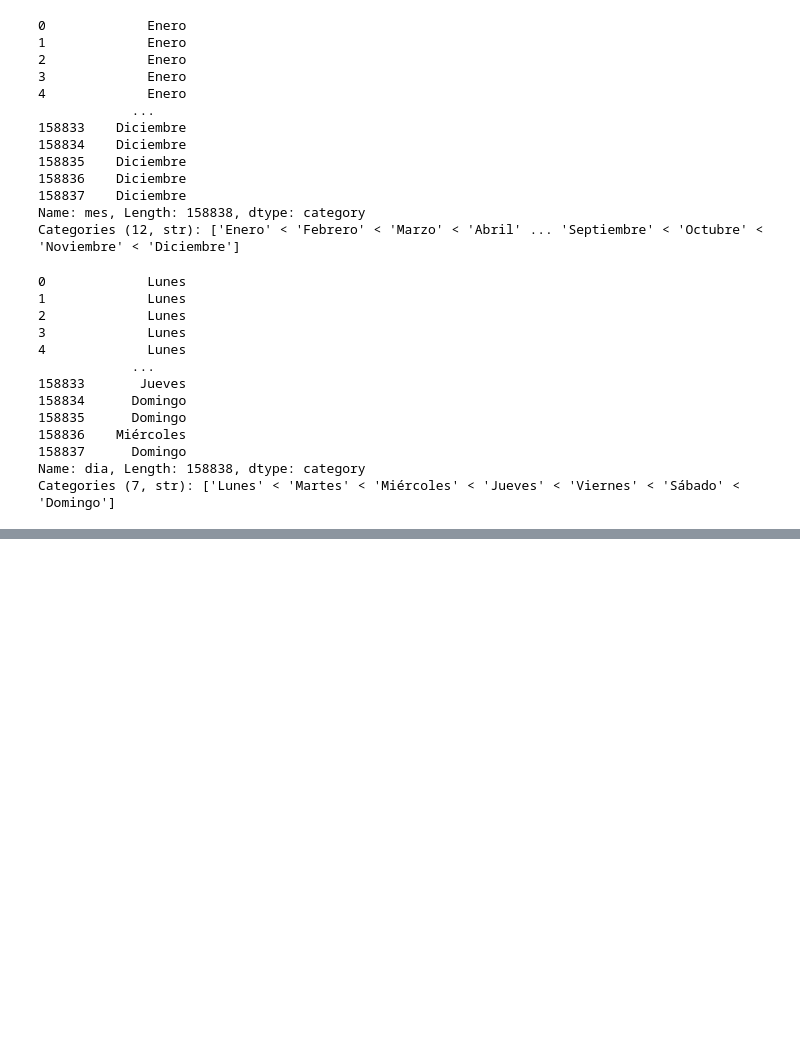
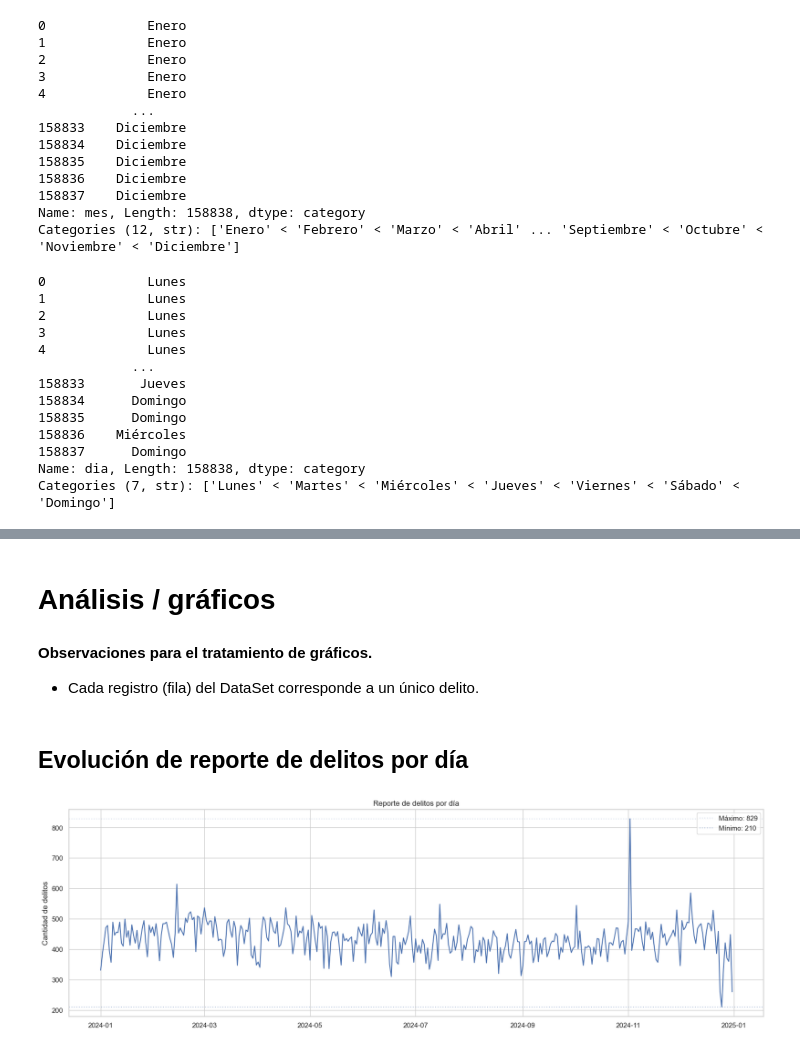
Before and after one commit to matiasobregon/diplo-ia_up_tp1, a Jupyter notebook: tp1_desarrollo.ipynb, the cells around one changed output, grey strips where cells are left out. Cells and saved outputs as stored; diff of their text form; code cells hidden in the pictures; blank space fills up the shorter version.

Commit message:
Cambios en los gráficos

```diff
--- a/tp1_desarrollo.ipynb
+++ b/tp1_desarrollo.ipynb
@@ -341,0 +479,11 @@ memory usage: 16.1 MB
+# %%
+## franja
+# franja está como float, pero sólo tiene valores enteros 0-23
+# franja representa la hora del delito
+# al igual que comunas, lo convierto a entero (con nulos)
+a= valores_unicos_a_df(df, 'franja') # uso mi funcion
+a.sort_values('valor', ascending=True)
+
+df['franja'] = df['franja'].astype('Int64')
+a= valores_unicos_a_df(df, 'franja') # uso mi funcion
+a.sort_values('valor', ascending=True)
@@ -341,0 +525,5 @@ memory usage: 16.1 MB
+# %%
+# > 'id-mapa' tiene la misma cantidad de elementos únicos que la cantidad de registros
+# > esto parece una PK autoincremental.
+# > tomo la decisión de elimninar esa columna del análisis
+df.pop('id-mapa')
@@ -341,0 +578,55 @@ memory usage: 16.1 MB
+# %% [markdown]
+# Análisis / gráficos
+# %% [markdown]
+**Observaciones para el tratamiento de gráficos.**
+
+- Cada registro (fila) del DataSet corresponde a un único delito.
+# %%
+# config globales para mis gráficos
+sns.set_theme(style="whitegrid")
+# %% [markdown]
+## Evolución de reporte de delitos por día
+# %%
+# Delitos por fecha
+delitos_fecha = (
+    df.groupby('fecha')['cantidad']
+    .sum()
+    .reset_index()
+)
+
+plt.figure(figsize=(20, 6))
+
+sns.lineplot(
+    data=delitos_fecha,
+    x='fecha',
+    y='cantidad'
+)
+
+# Buscar máximo y mínimo
+maximo = delitos_fecha['cantidad'].max()
+minimo = delitos_fecha['cantidad'].min()
+
+# Dibujar líneas horizontales
+plt.axhline(
+    y=maximo,
+    linestyle='dotted',
+    label=f'Máximo: {maximo}',
+    alpha=0.2
+)
+
+plt.axhline(
+    y=minimo,
+    linestyle='dotted',
+    label=f'Mínimo: {minimo}',
+    alpha=0.4
+)
+
+plt.legend()
+
+plt.title('Reporte de delitos por día')
+plt.xlabel('')
+plt.ylabel('Cantidad de delitos')
+
+plt.show()
+# %% [output]
+[figure, added]
```
Also changed, not shown: parts of 70 cells of this notebook.
